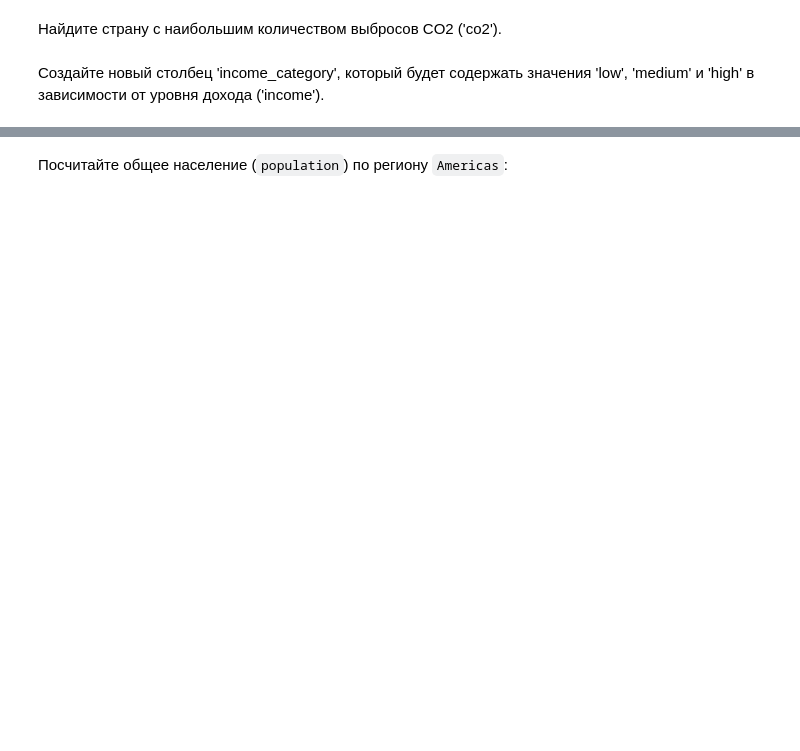
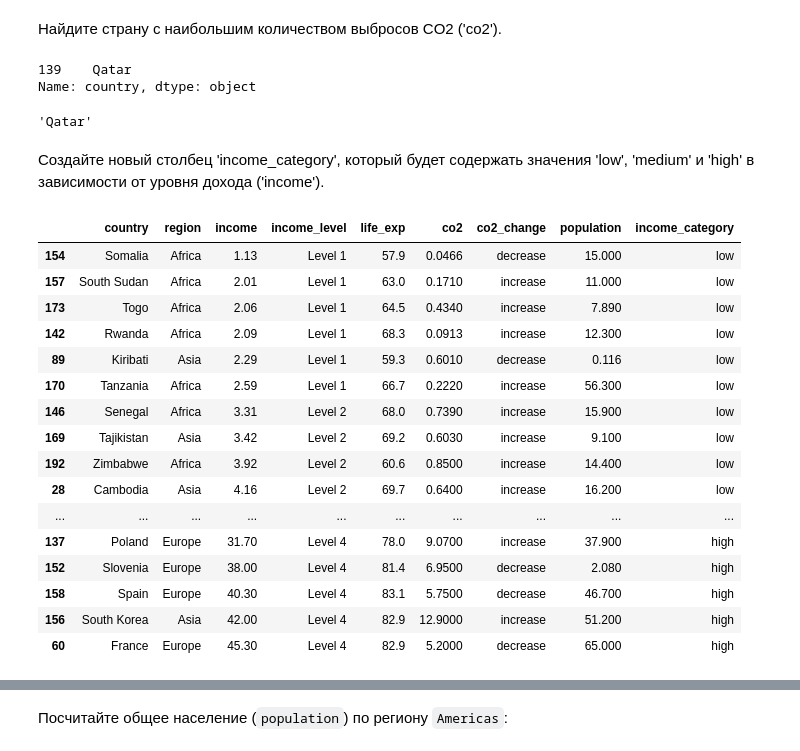
Before and after one commit to golubnichiy/big_data_092925, a Jupyter notebook: day_01 ex_result.ipynb, the cells around one changed output, grey strips where cells are left out. Drawn from its saved outputs; the diff is of its cells as text; code cells hidden in the pictures; blank space fills up the shorter version.

```diff
--- a/day_01 ex_result.ipynb
+++ b/day_01 ex_result.ipynb
@@ -84,2 +84,11 @@ array(['Albania', 'Andorra', 'Armenia', 'Austria', 'Azerbaijan',
+# %%
+gapminder_data[gapminder_data['co2'] == gapminder_data['co2'].max()]['country']
+# %% [output]
+139    Qatar
+Name: country, dtype: object
+# %%
+gapminder_data.loc[gapminder_data['co2'].idxmax(), 'country']
+# %% [output]
+'Qatar'
 # %% [markdown]
 Создайте новый столбец 'income_category', который будет содержать значения 'low', 'medium' и 'high' в зависимости от уровня дохода ('income').
@@ -87,0 +95,25 @@ array(['Albania', 'Andorra', 'Armenia', 'Austria', 'Azerbaijan',
+# %%
+low = gapminder_data['income'].quantile([1/3]).values[0]
+high = gapminder_data['income'].quantile([2/3]).values[0]
+gapminder_data.loc[gapminder_data.income < low,'income_category'] = 'low'
+gapminder_data.loc[gapminder_data.income > high,'income_category'] = 'high'
+gapminder_data.loc[((gapminder_data.income > low) & (gapminder_data.income < high)),'income_category'] = 'medium'
+gapminder_data.sample(40).sort_values('income')
+# %% [output]
+|  | country | region | income | income_level | life_exp | co2 | co2_change | population | income_category |
+| 154 | Somalia | Africa | 1.13 | Level 1 | 57.9 | 0.0466 | decrease | 15.000 | low |
+| 157 | South Sudan | Africa | 2.01 | Level 1 | 63.0 | 0.1710 | increase | 11.000 | low |
+| 173 | Togo | Africa | 2.06 | Level 1 | 64.5 | 0.4340 | increase | 7.890 | low |
+| 142 | Rwanda | Africa | 2.09 | Level 1 | 68.3 | 0.0913 | increase | 12.300 | low |
+| 89 | Kiribati | Asia | 2.29 | Level 1 | 59.3 | 0.6010 | decrease | 0.116 | low |
+| 170 | Tanzania | Africa | 2.59 | Level 1 | 66.7 | 0.2220 | increase | 56.300 | low |
+| 146 | Senegal | Africa | 3.31 | Level 2 | 68.0 | 0.7390 | increase | 15.900 | low |
+| 169 | Tajikistan | Asia | 3.42 | Level 2 | 69.2 | 0.6030 | increase | 9.100 | low |
+| 192 | Zimbabwe | Africa | 3.92 | Level 2 | 60.6 | 0.8500 | increase | 14.400 | low |
+| 28 | Cambodia | Asia | 4.16 | Level 2 | 69.7 | 0.6400 | increase | 16.200 | low |
+| ... | ... | ... | ... | ... | ... | ... | ... | ... | ... |
+| 137 | Poland | Europe | 31.70 | Level 4 | 78.0 | 9.0700 | increase | 37.900 | high |
+| 152 | Slovenia | Europe | 38.00 | Level 4 | 81.4 | 6.9500 | decrease | 2.080 | high |
+| 158 | Spain | Europe | 40.30 | Level 4 | 83.1 | 5.7500 | decrease | 46.700 | high |
+| 156 | South Korea | Asia | 42.00 | Level 4 | 82.9 | 12.9000 | increase | 51.200 | high |
+| 60 | France | Europe | 45.30 | Level 4 | 82.9 | 5.2000 | decrease | 65.000 | high |
```
Also changed, not shown: parts of 9 cells of this notebook, 3 other files.
